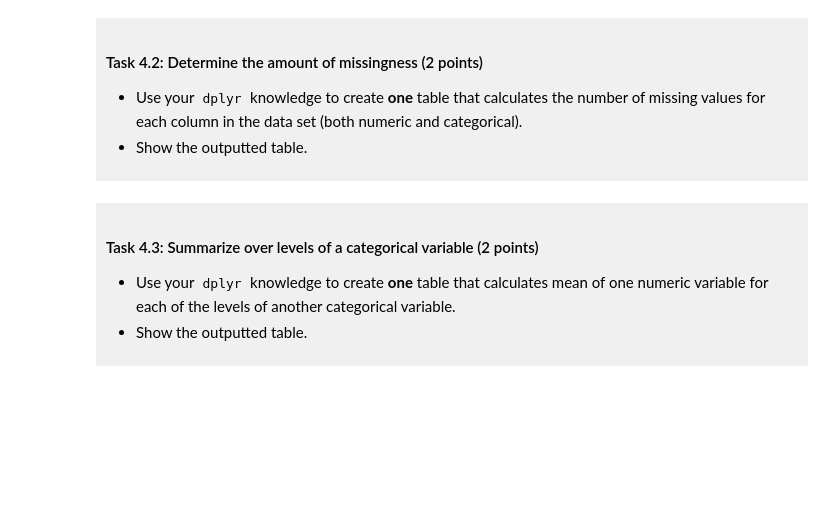
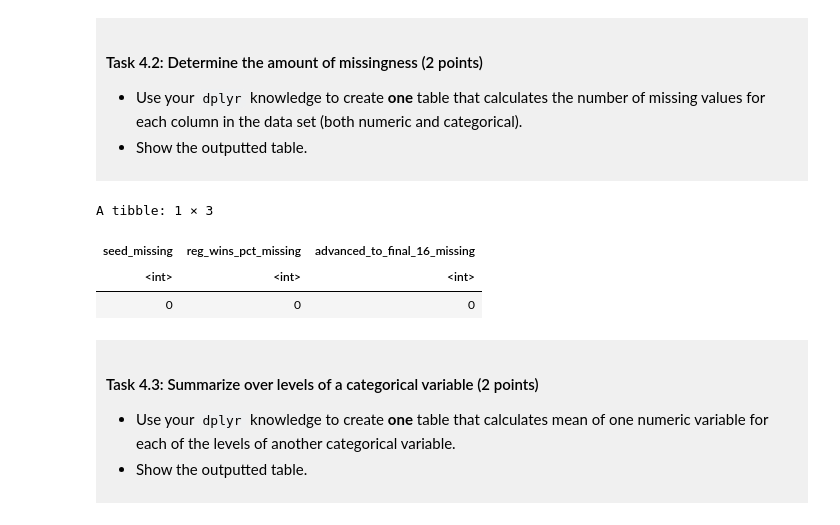
Before and after one commit to erinxr97/dsci-100-project-erin-zhang, a Jupyter notebook: dsci-100-project-notebook.ipynb, the cells around one changed output. Cells and saved outputs as stored; diff of their text form; code cells hidden in the pictures; blank space fills up the shorter version.

```diff
--- a/dsci-100-project-notebook.ipynb
+++ b/dsci-100-project-notebook.ipynb
@@ -285,6 +285,15 @@ A tibble: 1 × 6
 </div>
 # %%
 ### EDIT THIS CODE CELL ###
+march_madness_tidy |>
+    summarize(seed_missing = sum(is.na(seed)),
+              reg_wins_pct_missing = sum(is.na(reg_wins_pct)),
+              advanced_to_final_16_missing = sum(is.na(advanced_to_final_16)))
+# %% [output]
+A tibble: 1 × 3
+| seed_missing | reg_wins_pct_missing | advanced_to_final_16_missing |
+| <int> | <int> | <int> |
+| 0 | 0 | 0 |
 # %% [markdown]
 <div style="background-color: #f0f0f0; padding: 10px;">
 
```
